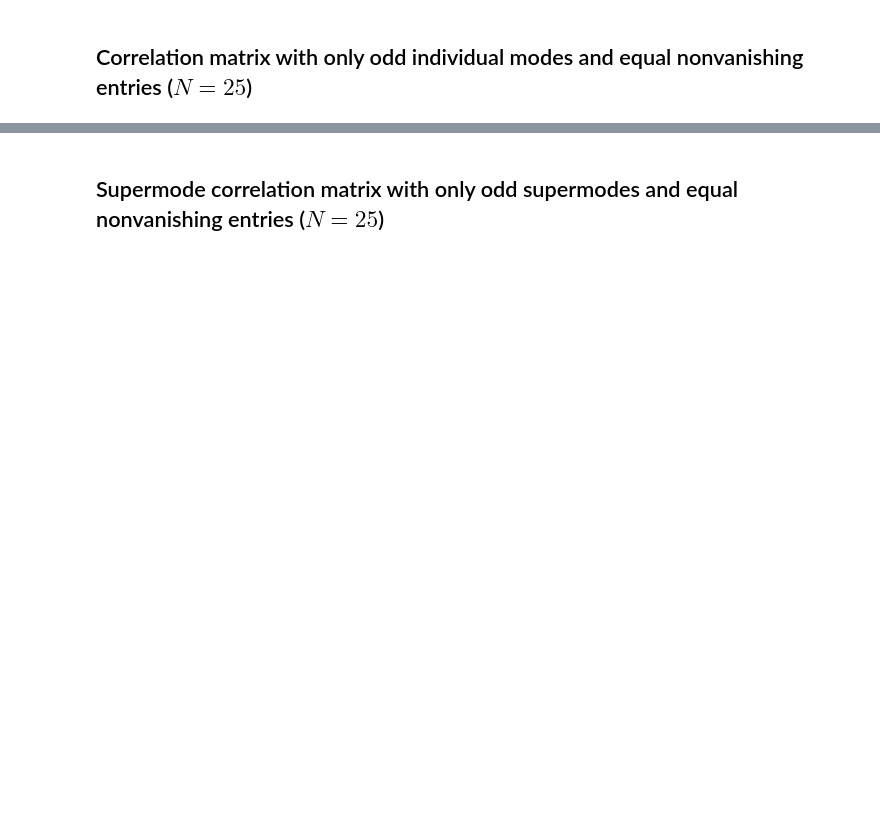
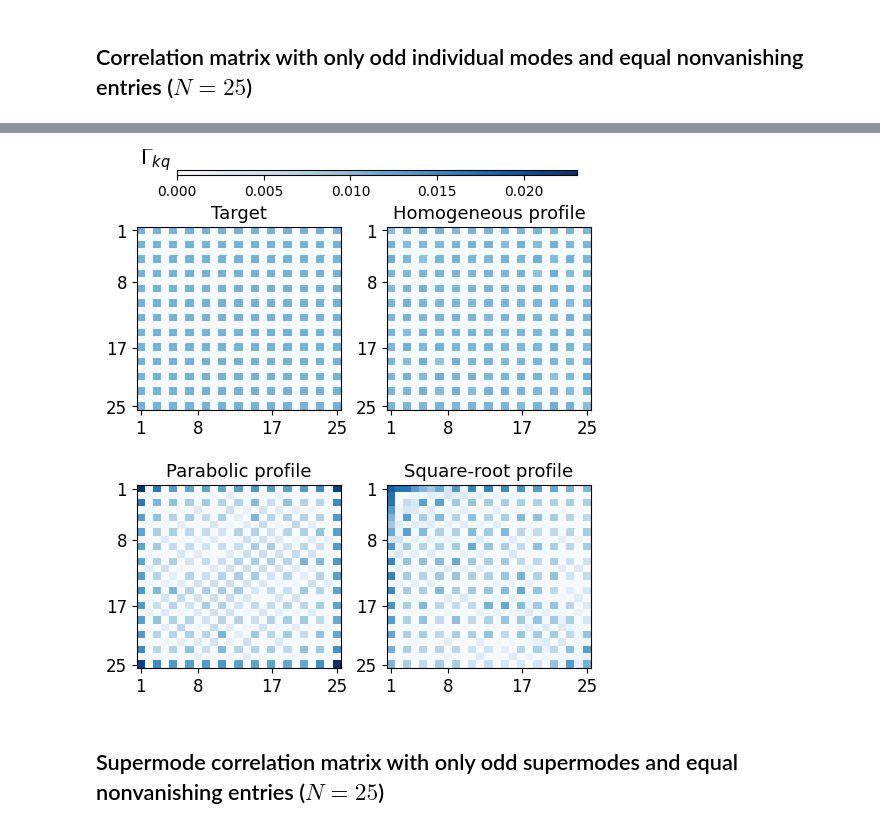
Before and after one commit to Jefferson-Delgado/ANW_sol, a Jupyter notebook: ANWs.ipynb, the cells around one changed output, grey strips where cells are left out. Saved outputs shown, nothing was run; the diff lists cells and outputs as text; code cells hidden in the pictures; blank space fills up the shorter version.

```diff
--- a/ANWs.ipynb
+++ b/ANWs.ipynb
@@ -1559,9 +1591,9 @@ pump_amp_para = np.array([0.14492831748704002, 0.22944548538918066, 0.2931030733
 pump_pha_para = np.array([1.579404615859496, 2.0433643343450325, 1.8981067789380406, 2.5516683938222466, 2.4772109880823896, 2.1943155773782625, 3.023807911405299, 3.351041870757635, 0.4966492519107089, 1.8189035274995249, 1.7110618895944647, 2.53956246947298, 1.638340894880809, 2.9607647600398703, 5.272716195016037, 2.362592967791358, 2.8693363577297517, 1.1610276692807924, 1.5934540786383735, 3.394155413051685, 3.968087156012721, 1.0924039035878843, 4.403408975017952, 3.7380028100706904, 2.7253937098451146])
 
 # For square-root profile:
-z_sqrt = 6.436912243511268
-pump_amp_sqrt = np.array([0.6438843268445106, 0.10455208848164528, 0.06830726252307125, 0.0, 0.02560925904167073, 0.0512000769971739, 0.06618875530260432, 0.07152876188614726, 0.048373944915707213, 0.017277920835216228, 0.08920060769786085, 0.028952449495279236, 0.062027892742260136, 0.13795988839665213, 0.07515572675575921, 0.06798573350646832, 0.09290218773675918, 0.09730868798853709, 0.0, 0.05060302532612145, 0.06452574717292445, 0.01019887393190503, 0.0, 0.24275404895038818, 0.6546750209535068])
-pump_pha_sqrt = np.array([2.8791727471030404, 6.283185307179586, 0.41304594757958707, 2.0564963834714667, 0.4898857927784035, 1.2871967925028334, 5.5510802765646705, 0.04286163648176136, 3.477848041215383, 0.0, 0.0020368166190197047, 0.0, 3.811077018713274, 4.8356837578812035, 1.1238026451668144, 5.354085366169913, 1.5019402712294503, 5.802934138716883, 2.8203131205331022, 0.27639570351724024, 0.0, 5.627374808138012, 3.3964365571528843, 6.283185307179586, 2.988854703825345])
+z_sqrt = np.float64(8.541360018313847)
+pump_amp_sqrt = np.array([0.3641216905989211, 0.2704965208518745, 0.4152312465846562, 0.2257410109654218, 0.2518476026972649, 0.20666175777201898, 0.21667215189103414, 0.0, 0.2339223135168797, 0.0, 0.0, 0.05604167369332863, 0.0, 0.10310407693718439, 0.09139253445707893, 0.04133000050204301, 0.0, 0.0, 0.04532960160961891, 0.16975844577961835, 0.026709621646552172, 0.0, 0.0, 0.28713901225825256, 0.4745539632985537])
+pump_pha_sqrt = np.array([0.4967195605678392, 0.5995424887677743, 0.5770791096565869, 0.8998445647688136, 0.6169619574764738, 6.283185307179586, 1.287661920184967, 3.123212194714962, 5.183866138369214, 0.6028155450782802, 0.0, 2.9062051385694243, 4.5131336914998945, 4.079736779989595, 2.8425198998678374, 4.18210443778626, 4.091255104890534, 4.316324292573203, 1.9421719391434935, 1.12748835101315, 0.0, 3.161338317894958, 1.994297711577708, 3.66558149878433, 3.6668908526262474])
 
 # Make phases zero for null injections
 pump_pha_homo = np.where(pump_amp_homo, pump_pha_homo, 0)
@@ -1639,37 +1677,46 @@ plt.show()
 # %%
 fig = plt.figure(figsize=(5, 5), layout="constrained")
 spec = fig.add_gridspec(2, 2, hspace=0.10)
+
+if N % 2 == 0:
+  xticks = np.array([0.5, round(N/3) - 0.5, round(2*N/3) - 0.5, N - 0.5])
+  xlabels = np.array([1, round(N/3), round(2*N/3), N])
+else:
+  xticks = np.array([0.5, round(N/4) + 0.5, N/2, round(3*N/4) - 0.5, N - 0.5])
+  xlabels = xticks - N/ 2
 
 ax0 = fig.add_subplot(spec[0, 0])
 ax1 = fig.add_subplot(spec[0, 1])
 ax2 = fig.add_subplot(spec[1, 0])
 ax3 = fig.add_subplot(spec[1, 1])
 
 vmax = max(corr_ideal.max(), corr_homo.max(), corr_para.max())
 pc1 = ax0.pcolor(corr_ideal, vmin=0, vmax=vmax, cmap='Blues')
 cbar_ax = fig.add_axes([0.15, 1.05, 0.8, 0.01])
 cbar = fig.colorbar(pc1, cax=cbar_ax, orientation='horizontal')
 pc2 = ax1.pcolor(corr_homo, vmin=0, vmax=vmax, cmap='Blues')
 pc3 = ax2.pcolor(corr_para, vmin=0, vmax=vmax, cmap='Blues')
 pc3 = ax3.pcolor(corr_sqrt, vmin=0, vmax=vmax, cmap='Blues')
 
 xticks = np.array([0.5, round(N/3) - 0.5, round(2*N/3) - 0.5, N - 0.5])
 xlabels = np.array([1, round(N/3), round(2*N/3), N])
 
 for i, ax in enumerate([ax0, ax1, ax2, ax3]):
   ax.set_yticks(xticks, xlabels, fontsize=12)
   ax.set_xticks(xticks, xlabels, fontsize=12)
 
 ax0.set_title('Target', fontsize=13)
 ax1.set_title('Homogeneous profile', fontsize=13)
 ax2.set_title('Parabolic profile', fontsize=13)
 ax3.set_title('Square-root profile', fontsize=13)
 for axis in [ax0, ax1, ax2, ax3]: axis.yaxis.set_inverted(True)
 cbar.ax.tick_params(axis='y', labelsize=12)
 cbar.ax.get_yaxis().labelpad = 15
 cbar.ax.set_ylabel('$\\Gamma_{{kq}}$', rotation=0, fontsize=15)
 
 plt.show()
+# %% [output]
+[figure, added]
 # %% [markdown]
 ## Supermode correlation matrix with only odd supermodes and equal nonvanishing entries  ($N=25$)
 # %%
```
Also changed, not shown: parts of 32 cells of this notebook.
